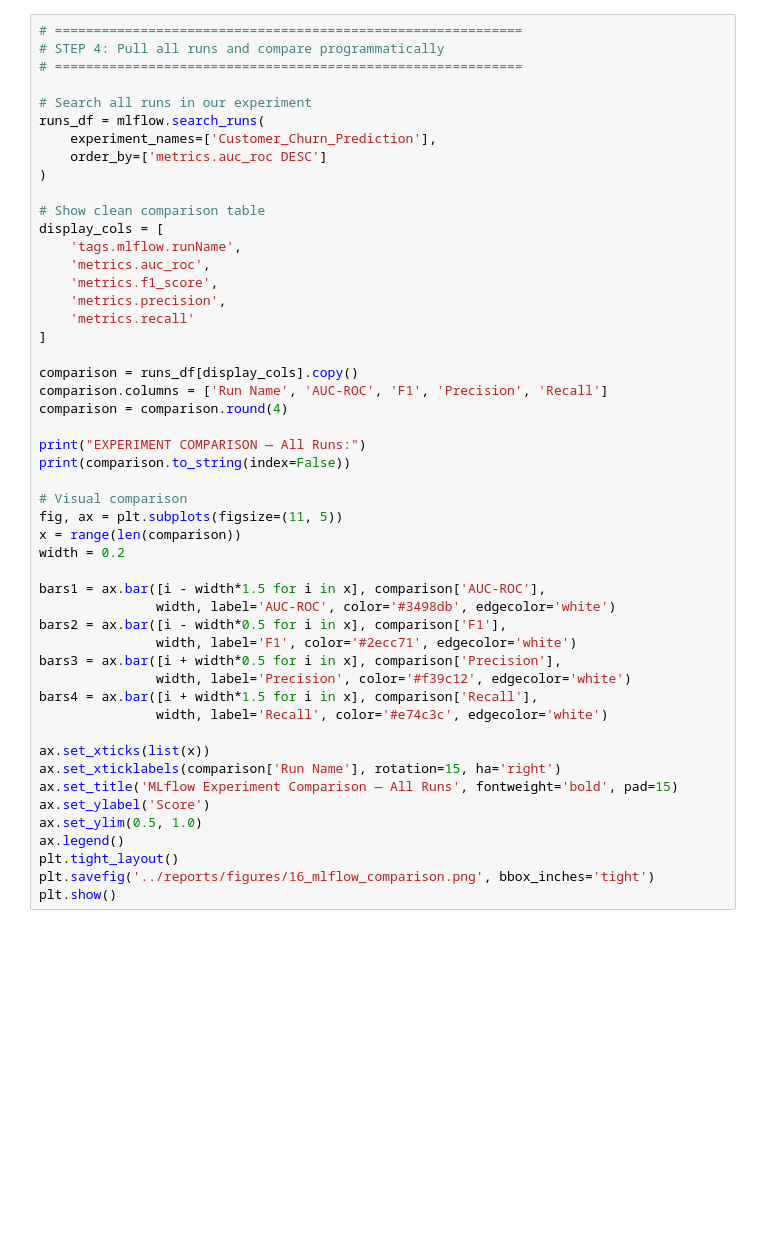
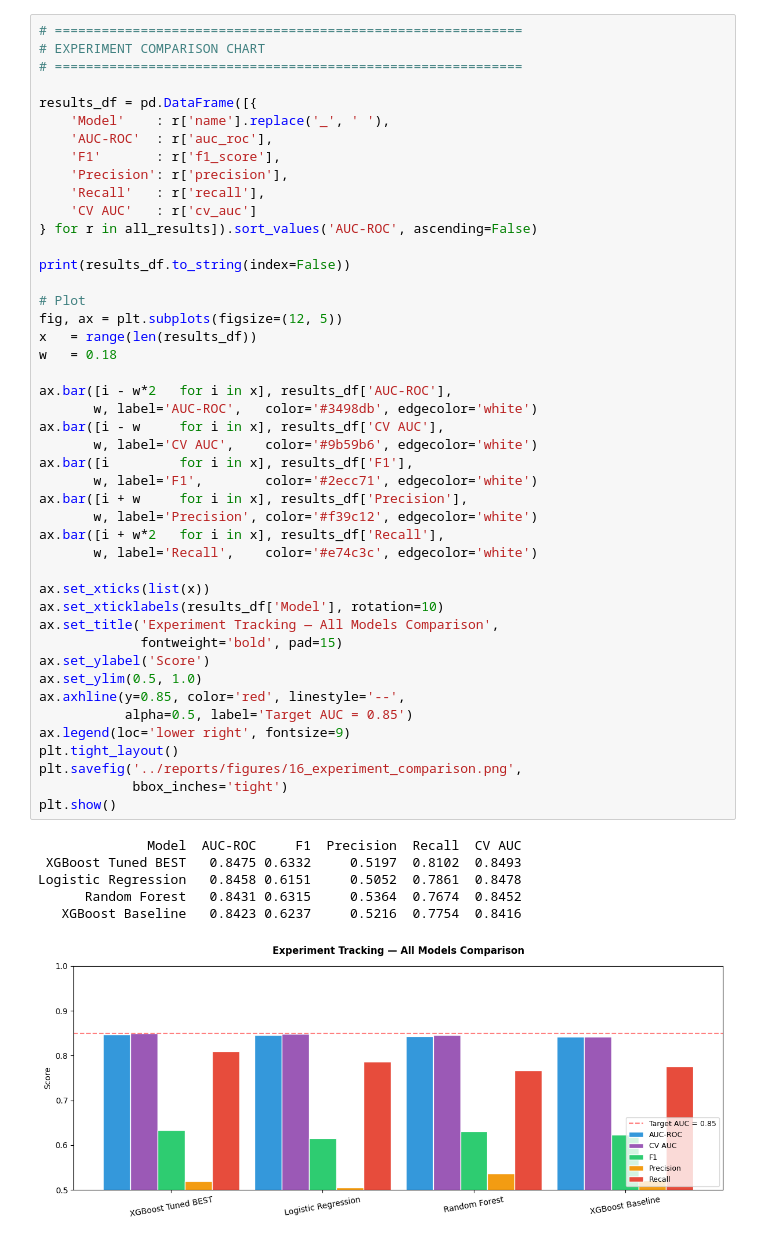
Before and after one commit to nikhil2316n/customer-churn-prediction, a Jupyter notebook: notebooks/08_experiment_tracking.ipynb, the cells around one changed output. Cells and saved outputs as stored; diff of their text form; blank space fills up the shorter version.

```diff
--- a/notebooks/08_experiment_tracking.ipynb
+++ b/notebooks/08_experiment_tracking.ipynb
@@ -316,50 +269,52 @@ print("Use this to load the model in deployment.")
 # %%
 # ============================================================
-# STEP 4: Pull all runs and compare programmatically
+# EXPERIMENT COMPARISON CHART
 # ============================================================
 
-# Search all runs in our experiment
-runs_df = mlflow.search_runs(
-    experiment_names=['Customer_Churn_Prediction'],
-    order_by=['metrics.auc_roc DESC']
-)
+results_df = pd.DataFrame([{
+    'Model'    : r['name'].replace('_', ' '),
+    'AUC-ROC'  : r['auc_roc'],
+    'F1'       : r['f1_score'],
+    'Precision': r['precision'],
+    'Recall'   : r['recall'],
+    'CV AUC'   : r['cv_auc']
+} for r in all_results]).sort_values('AUC-ROC', ascending=False)
 
-# Show clean comparison table
-display_cols = [
-    'tags.mlflow.runName',
-    'metrics.auc_roc',
-    'metrics.f1_score',
-    'metrics.precision',
-    'metrics.recall'
-]
+print(results_df.to_string(index=False))
 
-comparison = runs_df[display_cols].copy()
-comparison.columns = ['Run Name', 'AUC-ROC', 'F1', 'Precision', 'Recall']
-comparison = comparison.round(4)
+# Plot
+fig, ax = plt.subplots(figsize=(12, 5))
+x   = range(len(results_df))
+w   = 0.18
 
-print("EXPERIMENT COMPARISON — All Runs:")
-print(comparison.to_string(index=False))
-
-# Visual comparison
-fig, ax = plt.subplots(figsize=(11, 5))
-x = range(len(comparison))
-width = 0.2
-
-bars1 = ax.bar([i - width*1.5 for i in x], comparison['AUC-ROC'],
-               width, label='AUC-ROC', color='#3498db', edgecolor='white')
-bars2 = ax.bar([i - width*0.5 for i in x], comparison['F1'],
-               width, label='F1', color='#2ecc71', edgecolor='white')
-bars3 = ax.bar([i + width*0.5 for i in x], comparison['Precision'],
-               width, label='Precision', color='#f39c12', edgecolor='white')
-bars4 = ax.bar([i + width*1.5 for i in x], comparison['Recall'],
-               width, label='Recall', color='#e74c3c', edgecolor='white')
+ax.bar([i - w*2   for i in x], results_df['AUC-ROC'],
+       w, label='AUC-ROC',   color='#3498db', edgecolor='white')
+ax.bar([i - w     for i in x], results_df['CV AUC'],
+       w, label='CV AUC',    color='#9b59b6', edgecolor='white')
+ax.bar([i         for i in x], results_df['F1'],
+       w, label='F1',        color='#2ecc71', edgecolor='white')
+ax.bar([i + w     for i in x], results_df['Precision'],
+       w, label='Precision', color='#f39c12', edgecolor='white')
+ax.bar([i + w*2   for i in x], results_df['Recall'],
+       w, label='Recall',    color='#e74c3c', edgecolor='white')
 
 ax.set_xticks(list(x))
-ax.set_xticklabels(comparison['Run Name'], rotation=15, ha='right')
-ax.set_title('MLflow Experiment Comparison — All Runs', fontweight='bold', pad=15)
+ax.set_xticklabels(results_df['Model'], rotation=10)
+ax.set_title('Experiment Tracking — All Models Comparison',
+             fontweight='bold', pad=15)
 ax.set_ylabel('Score')
 ax.set_ylim(0.5, 1.0)
-ax.legend()
+ax.axhline(y=0.85, color='red', linestyle='--',
+           alpha=0.5, label='Target AUC = 0.85')
+ax.legend(loc='lower right', fontsize=9)
 plt.tight_layout()
-plt.savefig('../reports/figures/16_mlflow_comparison.png', bbox_inches='tight')
+plt.savefig('../reports/figures/16_experiment_comparison.png',
+            bbox_inches='tight')
 plt.show()
+# %% [output]
+              Model  AUC-ROC     F1  Precision  Recall  CV AUC
+ XGBoost Tuned BEST   0.8475 0.6332     0.5197  0.8102  0.8493
+Logistic Regression   0.8458 0.6151     0.5052  0.7861  0.8478
+      Random Forest   0.8431 0.6315     0.5364  0.7674  0.8452
+   XGBoost Baseline   0.8423 0.6237     0.5216  0.7754  0.8416
+[figure, added]
```
Also changed, not shown: parts of 16 cells of this notebook, 5 other files.
